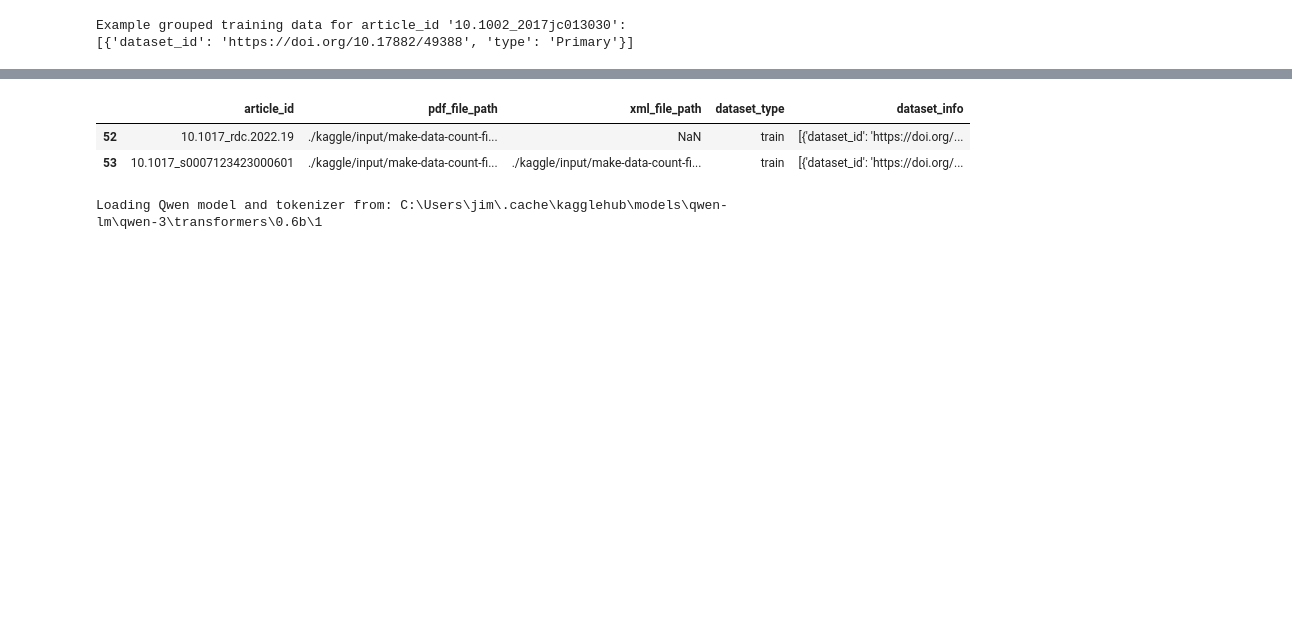
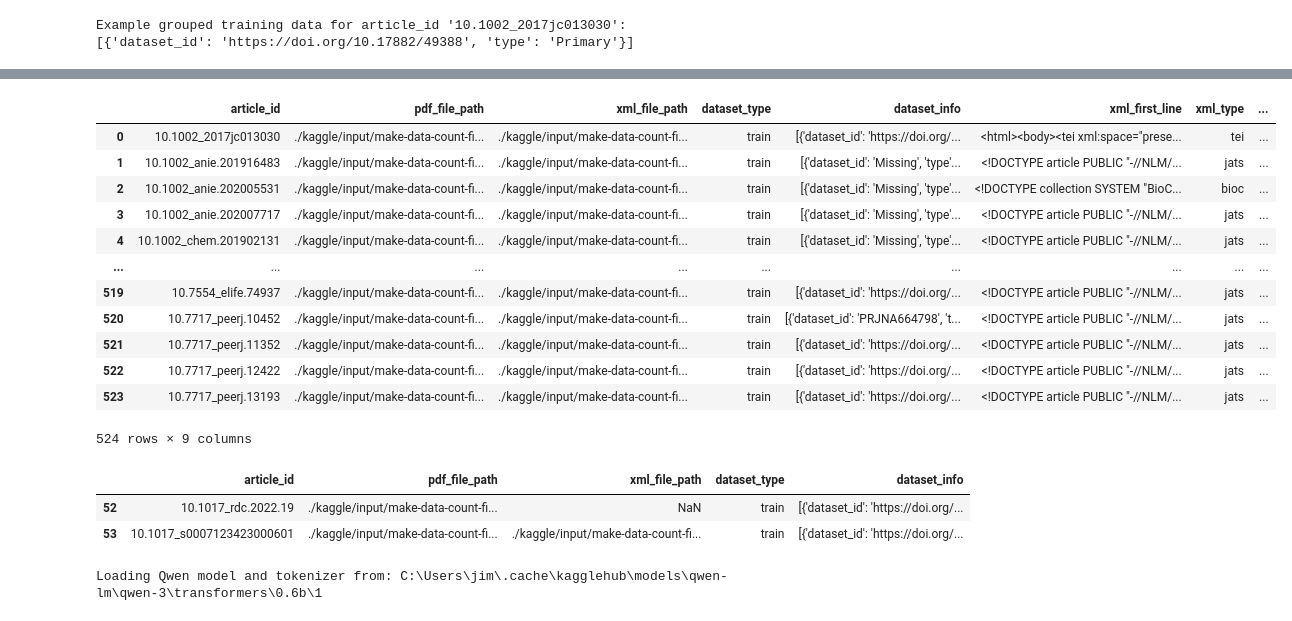
Before and after one commit to JimGile/make-data-count-classifier, a Jupyter notebook: mdc-one-shot-qwen-brute-force.ipynb, the cells around one changed output, grey strips where cells are left out. Cells and saved outputs as stored; diff of their text form; code cells hidden in the pictures; blank space fills up the shorter version.

```diff
--- a/mdc-one-shot-qwen-brute-force.ipynb
+++ b/mdc-one-shot-qwen-brute-force.ipynb
@@ -726,0 +743,21 @@ test_file_paths_df
+# %%
+# Load the PDF text content for each article in the training set
+train_file_paths_df['pdf_text'] = train_file_paths_df['pdf_file_path'].apply(lambda x: load_article_text(x, xml_type=None) if x else "")
+# Load the XML text content for each article in the training set
+train_file_paths_df['xml_text'] = train_file_paths_df.apply(lambda row: load_article_text(row['xml_file_path'], xml_type=row['xml_type']) if row['xml_file_path'] else "", axis=1)
+# Load the PDF text content for each article in the test set
+test_file_paths_df['pdf_text'] = test_file_paths_df['pdf_file_path'].apply(lambda x: load_article_text(x, xml_type=None) if x else "")
+# Load the XML text content for each article in the test set
+test_file_paths_df['xml_text'] = test_file_paths_df.apply(lambda row: load_article_text(row['xml_file_path'], xml_type=row['xml_type']) if row['xml_file_path'] else "", axis=1)
+# Combine the PDF and XML text content into a single 'text' column for training and test sets
+# train_file_paths_df['text'] = train_file_paths_df['pdf_text'] + "\n" + train_file_paths_df['xml_text']
+test_file_paths_df['text'] = test_file_paths_df['pdf_text'] + "\n" + test_file_paths_df['xml_text']
+# Display the first few rows of the training file paths DataFrame
+print(f"Training file paths DataFrame shape: {train_file_paths_df.shape}")
+display(train_file_paths_df.head(3))
+# Display the first few rows of the training file paths DataFrame
+print(f"Training file paths DataFrame shape: {test_file_paths_df.shape}")
+display(test_file_paths_df.head(3))
+# Save the training and test file paths DataFrames to CSV files
+train_file_paths_df.to_csv(os.path.join(BASE_OUTPUT_DIR, 'train_file_paths.csv'), index=False)
+test_file_paths_df.to_csv(os.path.join(BASE_OUTPUT_DIR, 'test_file_paths.csv'), index=False)
@@ -727,3 +796,19 @@ test_file_paths_df
+# %%
+train_file_paths_df
+# %% [output]
+|  | article_id | pdf_file_path | xml_file_path | dataset_type | dataset_info | xml_first_line | xml_type | ... |
+| 0 | 10.1002_2017jc013030 | ./kaggle/input/make-data-count-fi... | ./kaggle/input/make-data-count-fi... | train | [{'dataset_id': 'https://doi.org/... | <html><body><tei xml:space="prese... | tei | ... |
+| 1 | 10.1002_anie.201916483 | ./kaggle/input/make-data-count-fi... | ./kaggle/input/make-data-count-fi... | train | [{'dataset_id': 'Missing', 'type'... | <!DOCTYPE article PUBLIC "-//NLM/... | jats | ... |
+| 2 | 10.1002_anie.202005531 | ./kaggle/input/make-data-count-fi... | ./kaggle/input/make-data-count-fi... | train | [{'dataset_id': 'Missing', 'type'... | <!DOCTYPE collection SYSTEM "BioC... | bioc | ... |
+| 3 | 10.1002_anie.202007717 | ./kaggle/input/make-data-count-fi... | ./kaggle/input/make-data-count-fi... | train | [{'dataset_id': 'Missing', 'type'... | <!DOCTYPE article PUBLIC "-//NLM/... | jats | ... |
+| 4 | 10.1002_chem.201902131 | ./kaggle/input/make-data-count-fi... | ./kaggle/input/make-data-count-fi... | train | [{'dataset_id': 'Missing', 'type'... | <!DOCTYPE article PUBLIC "-//NLM/... | jats | ... |
+| ... | ... | ... | ... | ... | ... | ... | ... | ... |
+| 519 | 10.7554_elife.74937 | ./kaggle/input/make-data-count-fi... | ./kaggle/input/make-data-count-fi... | train | [{'dataset_id': 'https://doi.org/... | <!DOCTYPE article PUBLIC "-//NLM/... | jats | ... |
+| 520 | 10.7717_peerj.10452 | ./kaggle/input/make-data-count-fi... | ./kaggle/input/make-data-count-fi... | train | [{'dataset_id': 'PRJNA664798', 't... | <!DOCTYPE article PUBLIC "-//NLM/... | jats | ... |
+| 521 | 10.7717_peerj.11352 | ./kaggle/input/make-data-count-fi... | ./kaggle/input/make-data-count-fi... | train | [{'dataset_id': 'https://doi.org/... | <!DOCTYPE article PUBLIC "-//NLM/... | jats | ... |
+| 522 | 10.7717_peerj.12422 | ./kaggle/input/make-data-count-fi... | ./kaggle/input/make-data-count-fi... | train | [{'dataset_id': 'https://doi.org/... | <!DOCTYPE article PUBLIC "-//NLM/... | jats | ... |
+| 523 | 10.7717_peerj.13193 | ./kaggle/input/make-data-count-fi... | ./kaggle/input/make-data-count-fi... | train | [{'dataset_id': 'https://doi.org/... | <!DOCTYPE article PUBLIC "-//NLM/... | jats | ... |
+524 rows × 9 columns
 # %%
 # --- QwenModelEval Class ---
 # kagglehub.model_download("qwen-lm/qwen-3/transformers/0.6b")
```
Also changed, not shown: parts of 17 cells of this notebook, 1 other file.
